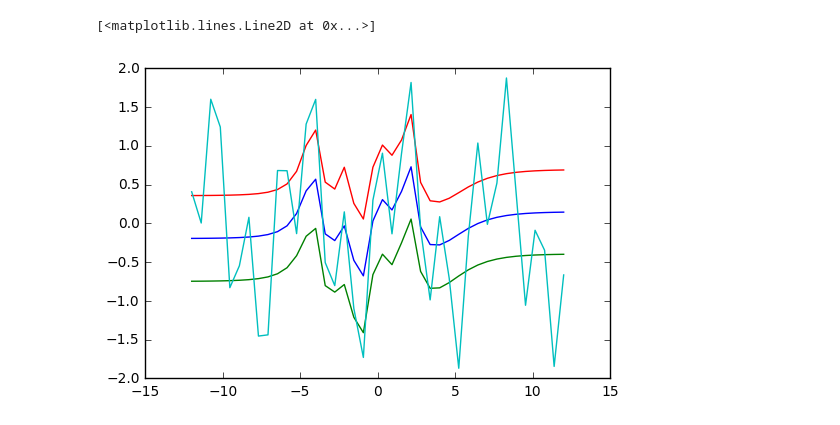
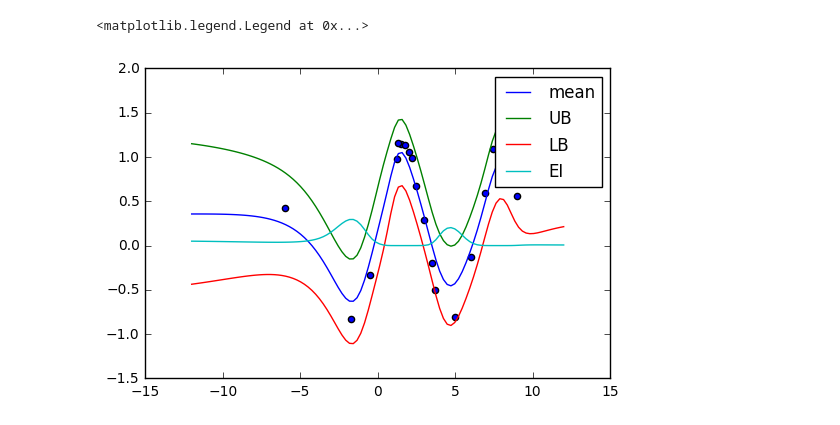
Before and after one commit to Anmol6/DNGO-BO, a Jupyter notebook: dngo.ipynb, the cells around one changed output. Drawn from its saved outputs; the diff is of its cells as text; code cells hidden in the pictures.

Commit message:
nicer graphs

```diff
--- a/dngo.ipynb
+++ b/dngo.ipynb
@@ -16,7 +16,7 @@ class model():
 
 	'''
 
-	def __init__(self, dim_in=1, hidden1=10, hidden2=35, hidden3=30, train_mode = True):
+	def __init__(self, dim_in=1, hidden1=10, hidden2=35, hidden3=20, train_mode = True):
 		self._dim_input = dim_in
 		n_hidden1 = hidden1
 		n_hidden2 = hidden2
@@ -52,7 +52,7 @@ class model():
 
 		self._w4 = tf.Variable(tf.truncated_normal([n_hidden3,dim_output]))
 		self._b4 = tf.Variable(tf.zeros([dim_output]))
-		self._y_pred = tf.matmul(self._l3,self._w4)  #+ self._b4
+		self._y_pred = tf.matmul(self._l3,self._w4)  + self._b4
 
 		#Saver object for saving nnet parameters
 		self._save_params = tf.train.Saver({"w1":self._w1, "b1": self._b1,"w2":self._w2, "b2": self._b2,"w3":self._w3, "b3": self._b3, "w4":self._w4, "b4": self._b4})
@@ -133,7 +133,7 @@ class Bayesian():
 		self._s1 = tf.matmul(self._basis, self._Av)
 		self._phiK = tf.matmul(self._Av, tf.transpose(self._basis))
 		self._sig =  (1/self._a) + tf.matmul(self._s1, tf.transpose(self._basis))
-		self._mu_pos = tf.matmul(self._basis, self._map_params)     #self._a*
+		self._mu_pos = self._a*tf.matmul(self._basis, self._map_params)     #self._a*
 		self._sample_min = np.min(ytrain)
 
 	'''
@@ -148,7 +148,7 @@ class Bayesian():
 		s1 = tf.matmul(self._xtest, self._Av)
 		self._phiK = tf.matmul(self._Av, tf.transpose(self._xtest))
 		self._sig =  (1/self._a) + tf.matmul(s1, tf.transpose(self._xtest))
-		self._mu_pos = tf.matmul(self._xtest, self._map_params)
+		self._mu_pos = self._b*tf.matmul(self._xtest, self._map_params)
 
 
 
@@ -167,10 +167,11 @@ class Bayesian():
 		self._gamma = tf.cast(self._gamma[0], tf.float64)
 
 		dist = tf.contrib.distributions.Normal(mu = tf.cast([0.0],tf.float64), sigma=tf.cast([1.0],tf.float64))
-		ei = self._sig[0]*(self._gamma*dist.cdf(self._gamma) + dist.pdf(self._gamma))
+		ei = -1.0*(self._sig[0]*(self._gamma*dist.cdf(self._gamma)) + (dist.pdf(self._gamma)))
 		ei = tf.cast(ei,tf.float64)
 		self._objective_acq = tf.convert_to_tensor(ei) #+ #+2.0 #TODO: add expectation
-		opt = tf.train.GradientDescentOptimizer(learning_rate=8.9)
+		#opt = tf.train.AdamOptimizer()
+		opt = tf.train.GradientDescentOptimizer(learning_rate=0.9)
 		train_op = opt.minimize(self._objective_acq,var_list = [self._xinn])
 		self._sess.run(self._var_op, feed_dict = {self._xplaceholder: trialx})
 		self._sess.run(train_op)
@@ -188,14 +189,14 @@ class Bayesian():
 		return self._sess.run((self._mu_pos[0],self._sig[0]))
 	def get_ei(self, trialx):
 		self._sess.run(self._var_op, feed_dict = {self._xplaceholder:trialx})
-		return self._sess.run(self._objective_acq)
+		return -1.0*self._sess.run(self._objective_acq)
 # %%
 def objective(x):
-	y = np.sin(x) + np.cos(3*x)
+	y =np.random.rand()/10.0 + np.sin(x)# + np.cos(3*x)
 	return y
 
 #train data
-x_train = np.array([-5.0, 1.5, 1.75, 2.0,3.0, 9.0])
+x_train = np.array([-6.0,-0.5, 1.5, 1.75, 2.0,3.0,8.0, 9.0])
 #x_train = [-5.0, -1.0, 4.0, 10.0]
 #np.random.shuffle(x_train)
 y_train = objective(x_train)
@@ -203,11 +204,19 @@ x_train = np.reshape(x_train, (-1,1))
 y_train = np.reshape(y_train, (-1,1))
 
 #test data
-xtest = np.linspace(-12.0,12.0,40)
+xtest = np.linspace(-12.0,12.0,100)
 ytest = objective(xtest)
 xtest = np.reshape(xtest,(-1,1))
 ytest = np.reshape(ytest,(-1,1))
 
 y_preds = np.zeros(len(xtest))
+
 sigs = np.zeros(len(xtest))
 eis = np.zeros(len(xtest))
+# %%
+with tf.Session() as sess1:
+    m1 = model()
+    xplace_t,out_t = m1.get_params()
+    train(xplace_t,out_t,x_train,y_train,10000, sess1)
+    y_hat = sess1.run(out_t, feed_dict = {xplace_t:xtest})
+    params_path = m1.save_model(sess1)
@@ -259,12 +324,12 @@ IndexError: index 39 is out of bounds for axis 0 with size 20
 # %%
-#plt.plot(xtest,y_preds)
-#plt.plot(xtest,ytest)
-#plt.plot(x_train,y_train)
-#plt.plot(xtest, y_m)
-plt.plot(xtest, y_preds)
-plt.plot(xtest, y_preds -sigs)
-plt.plot(xtest, y_preds + sigs)
-plt.plot(xtest, ytest)
+#plt.plot(xtest, eis[0,:])
+eis
+plt.plot(xtest,y_preds[0,:], label = 'mean')
+plt.plot(xtest,y_preds[0,:] + sigs[0,:], label = 'UB')
+plt.plot(xtest,y_preds[0,:] - sigs[0,:], label = 'LB')
+plt.plot(xtest, eis[0,:], label = 'EI')
+plt.scatter(x_train, y_train)
+plt.legend()
 # %% [output]
-[<matplotlib.lines.Line2D at 0x...>]
+<matplotlib.legend.Legend at 0x...>
-[figure, old version]
+[figure, new version]
```
Also changed, not shown: parts of 9 cells of this notebook.
